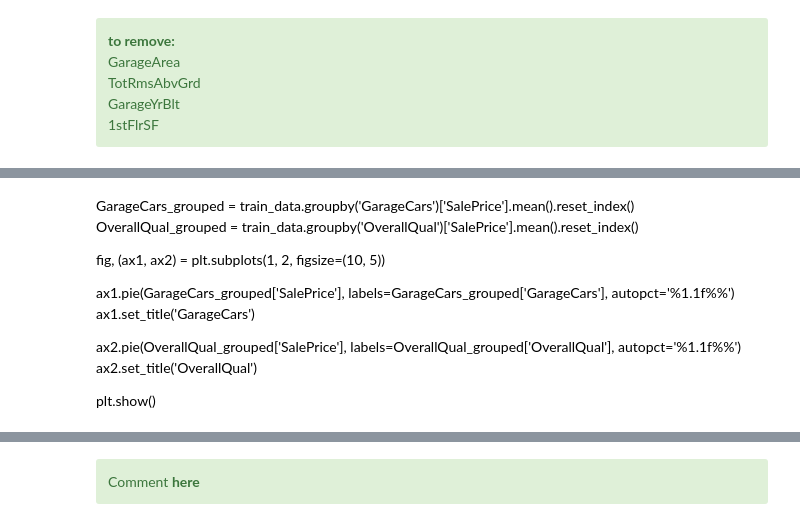
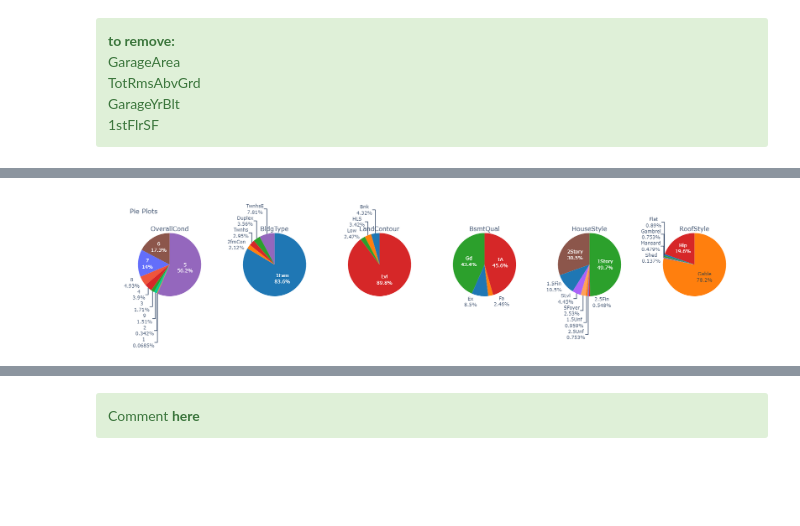
Before and after one commit to amiryorav/JupiterLab, a Jupyter notebook: Afeka/1st Semester/Open Source Course/Final Project/Final Project.ipynb, the cells around one changed output, grey strips where cells are left out. Saved outputs shown, nothing was run; the diff lists cells and outputs as text; code cells hidden in the pictures; blank space fills up the shorter version.

```diff
--- a/Afeka/1st Semester/Open Source Course/Final Project/Final Project.ipynb
+++ b/Afeka/1st Semester/Open Source Course/Final Project/Final Project.ipynb
@@ -414,14 +496,28 @@ plot_corr_predictors(corr_predictors)
-# %% [markdown]
-GarageCars_grouped = train_data.groupby('GarageCars')['SalePrice'].mean().reset_index()
-OverallQual_grouped = train_data.groupby('OverallQual')['SalePrice'].mean().reset_index()
-
-fig, (ax1, ax2) = plt.subplots(1, 2, figsize=(10, 5))
-
-ax1.pie(GarageCars_grouped['SalePrice'], labels=GarageCars_grouped['GarageCars'], autopct='%1.1f%%')
-ax1.set_title('GarageCars')
-
-ax2.pie(OverallQual_grouped['SalePrice'], labels=OverallQual_grouped['OverallQual'], autopct='%1.1f%%')
-ax2.set_title('OverallQual')
-
-
-plt.show()
+# %%
+features = ['OverallCond', 'BldgType', 'LandContour', 'BsmtQual', 'HouseStyle', 'RoofStyle']
+
+# Define a color scale for all pie charts
+colors = ['#1f77b4', '#ff7f0e', '#2ca02c', '#d62728', '#9467bd', '#8c564b']
+
+# Create a grid of subplots using make_subplots with one row and six columns
+fig = make_subplots(rows=1, cols=6, specs=[[{'type': 'pie'} for j in range(6)]], subplot_titles=features)
+
+# Create a pie chart for each feature and add it to the grid of subplots
+for i, feature in enumerate(features):
+    # Group the DataFrame by the feature and count the unique values
+    feature_counts = train_data.groupby(feature).size().reset_index(name='count')
+
+    # Create a Pie chart for the feature using go.Pie
+    fig.add_trace(go.Pie(labels=feature_counts[feature],
+                         values=feature_counts['count'],
+                         marker_colors=colors,  # Set a uniform color scale for all pie charts
+                         legendgroup=feature,
+                         textinfo='label+percent',
+                         showlegend=False),  # Hide the legend
+                  row=1,
+                  col=i+1)
+
+fig.update_layout(height=400, width=1500, title_text="Pie Plots")
+fig.show()
+# %% [output]
+[figure, added]
```
Also changed, not shown: parts of 28 cells of this notebook, 9 other files.
